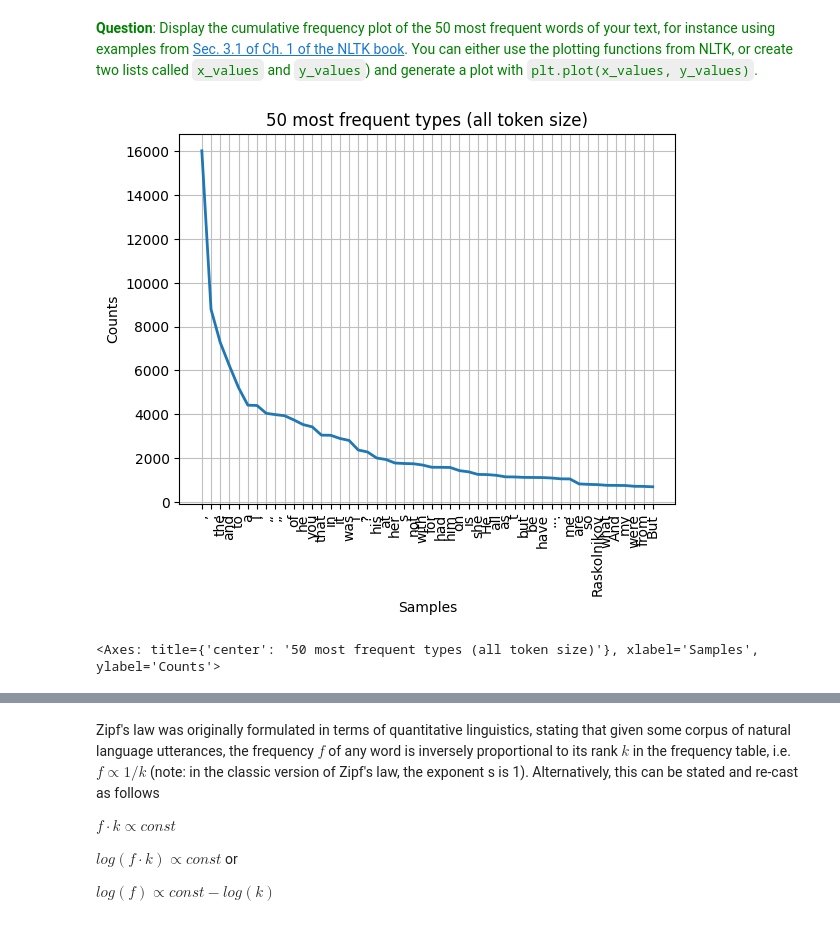
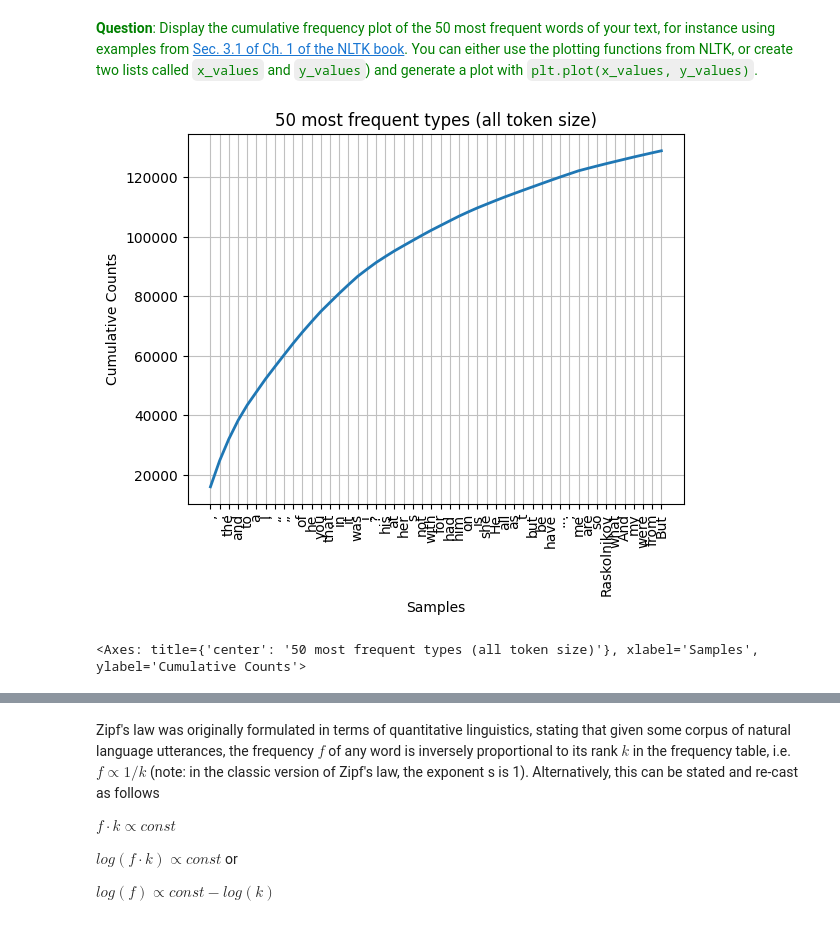
Before and after one commit to dave1b/TSM_AnTeDe, a Jupyter notebook: week 1/MSE_AnTeDe_Lab1_dave_brunner.ipynb, the cells around one changed output, grey strips where cells are left out. Saved outputs shown, nothing was run; the diff lists cells and outputs as text; code cells hidden in the pictures.

```diff
--- a/week 1/MSE_AnTeDe_Lab1_dave_brunner.ipynb
+++ b/week 1/MSE_AnTeDe_Lab1_dave_brunner.ipynb
@@ -197,9 +183,9 @@ import matplotlib.pyplot as plt
 %matplotlib inline
 # %%
 plt.title("50 most frequent types (all token size)")
-freq_distr.plot(50)
+freq_distr.plot(50, cumulative=True)
 # %% [output]
-[figure, old version]
+[figure, new version]
-<Axes: title={'center': '50 most frequent types (all token size)'}, xlabel='Samples', ylabel='Counts'>
+<Axes: title={'center': '50 most frequent types (all token size)'}, xlabel='Samples', ylabel='Cumulative Counts'>
 # %%
 freq_token, counts = [], []
```
Also changed, not shown: parts of 6 cells of this notebook.
